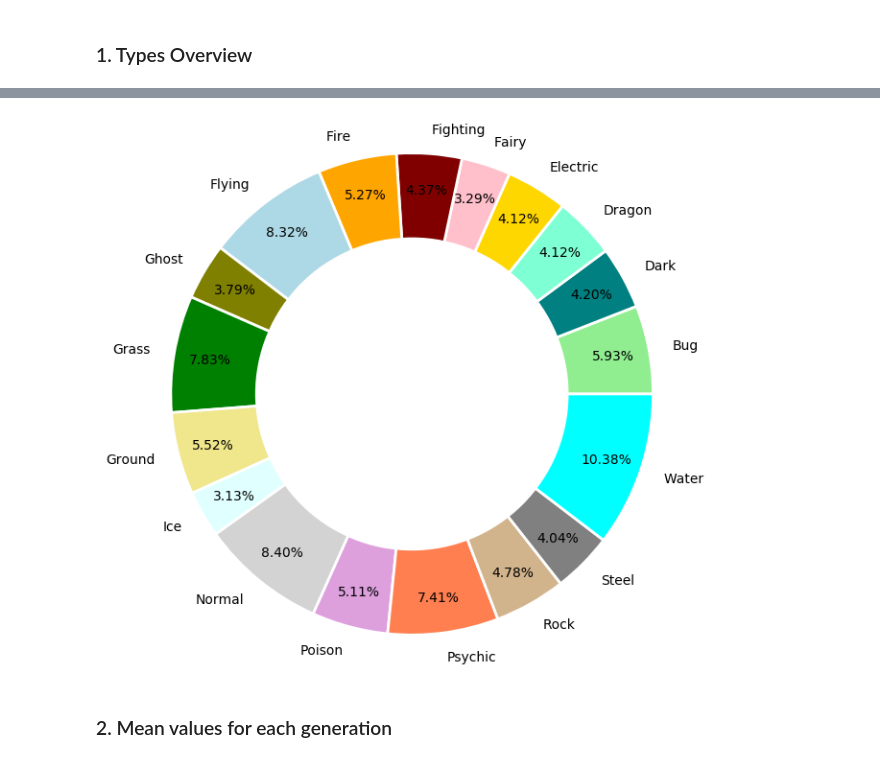
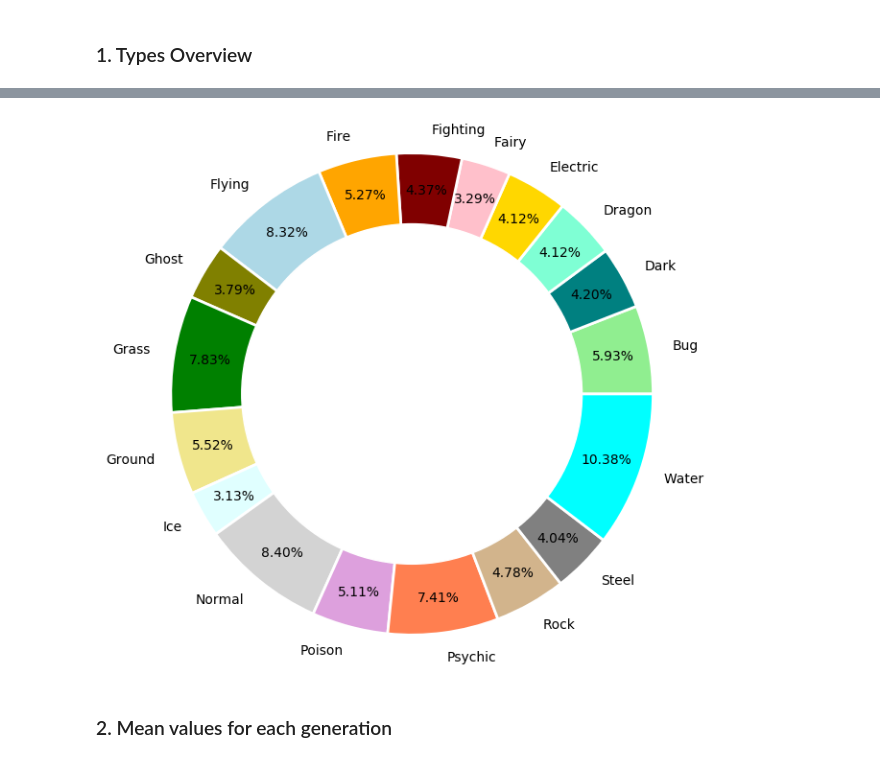
Before and after one commit to kevin110604/FDA_practice, a Jupyter notebook: FDA_hw1.ipynb, the cells around one changed output, grey strips where cells are left out. Saved outputs shown, nothing was run; the diff lists cells and outputs as text; code cells hidden in the pictures.

```diff
--- a/FDA_hw1.ipynb
+++ b/FDA_hw1.ipynb
@@ -516,16 +467,16 @@ Water       126
 dtype: int64
 # %%
 plt.style.use('default')
-my_circle = plt.Circle((0,0), radius=1.1, color='white')
+my_circle = plt.Circle((0,0), radius=1.2, color='white')
 plt.pie(stype.values, labels=stype.index, autopct='%.2f%%', pctdistance=0.85,
         colors=['lightgreen', 'teal', 'aquamarine', 'gold',
                 'pink', 'maroon', 'orange', 'lightblue', 'olive',
                 'green', 'khaki', 'lightcyan', 'lightgray',
                 'plum', 'coral', 'tan', 'gray', 'cyan'],
         labeldistance=1.1, radius=1.7,
         wedgeprops={'linewidth': 2, 'edgecolor': 'white'})
 p = plt.gcf()
 p.gca().add_artist(my_circle)
 plt.show()
 # %% [output]
-[figure, old version]
+[figure, new version]
```
Also changed, not shown: parts of 26 cells of this notebook.
